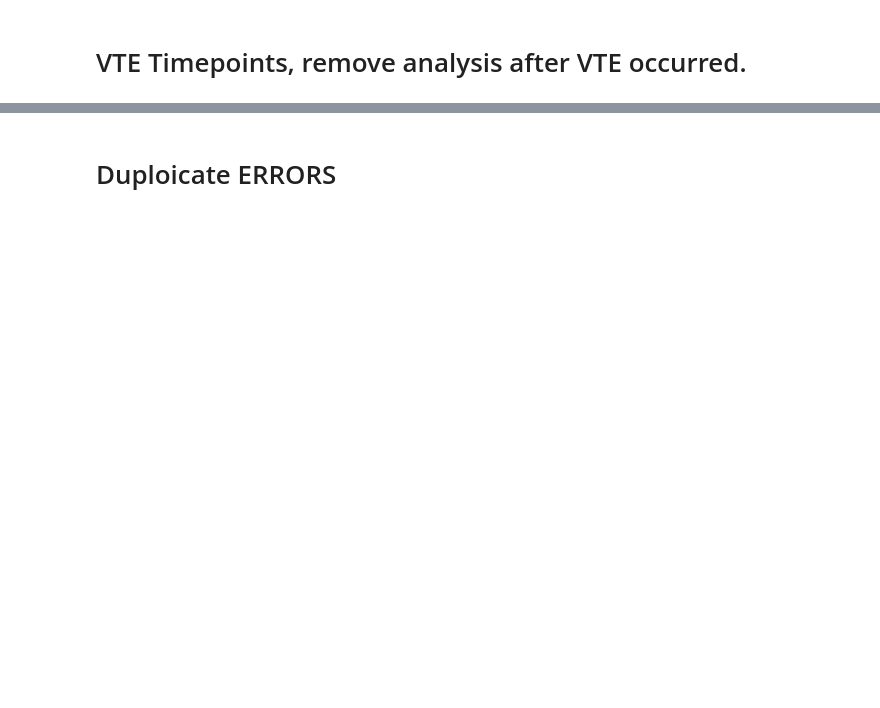
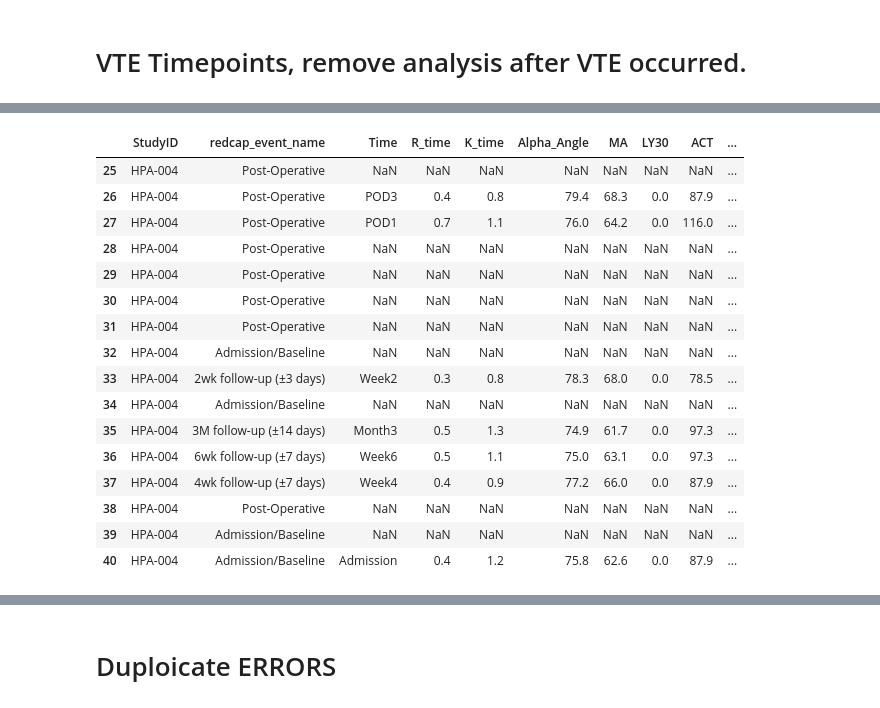
Before and after one commit to golpiraelmi/Classes, a Jupyter notebook: MyLittleProjcet_V2.ipynb, the cells around one changed output, grey strips where cells are left out. Saved outputs shown, nothing was run; the diff lists cells and outputs as text; code cells hidden in the pictures; blank space fills up the shorter version.

```diff
--- a/MyLittleProjcet_V2.ipynb
+++ b/MyLittleProjcet_V2.ipynb
@@ -61,0 +129,23 @@ Records Successfully Built!
+# %%
+df_pathway_original[df_pathway_original['StudyID']=='HPA-004'][['StudyID','redcap_event_name','Time','R_time','K_time','Alpha_Angle','MA','LY30','ACT',
+            'ADP-agg','ADP-inh','ADP-ma','AA-agg','AA-inh','AA-ma',
+            'Draw_date_teg','Hemoglobin', 'Creatinine', 'Draw_date_lab'
+        ]]
+# %% [output]
+|  | StudyID | redcap_event_name | Time | R_time | K_time | Alpha_Angle | MA | LY30 | ACT | ... |
+| 25 | HPA-004 | Post-Operative | NaN | NaN | NaN | NaN | NaN | NaN | NaN | ... |
+| 26 | HPA-004 | Post-Operative | POD3 | 0.4 | 0.8 | 79.4 | 68.3 | 0.0 | 87.9 | ... |
+| 27 | HPA-004 | Post-Operative | POD1 | 0.7 | 1.1 | 76.0 | 64.2 | 0.0 | 116.0 | ... |
+| 28 | HPA-004 | Post-Operative | NaN | NaN | NaN | NaN | NaN | NaN | NaN | ... |
+| 29 | HPA-004 | Post-Operative | NaN | NaN | NaN | NaN | NaN | NaN | NaN | ... |
+| 30 | HPA-004 | Post-Operative | NaN | NaN | NaN | NaN | NaN | NaN | NaN | ... |
+| 31 | HPA-004 | Post-Operative | NaN | NaN | NaN | NaN | NaN | NaN | NaN | ... |
+| 32 | HPA-004 | Admission/Baseline | NaN | NaN | NaN | NaN | NaN | NaN | NaN | ... |
+| 33 | HPA-004 | 2wk follow-up (±3 days) | Week2 | 0.3 | 0.8 | 78.3 | 68.0 | 0.0 | 78.5 | ... |
+| 34 | HPA-004 | Admission/Baseline | NaN | NaN | NaN | NaN | NaN | NaN | NaN | ... |
+| 35 | HPA-004 | 3M follow-up (±14 days) | Month3 | 0.5 | 1.3 | 74.9 | 61.7 | 0.0 | 97.3 | ... |
+| 36 | HPA-004 | 6wk follow-up (±7 days) | Week6 | 0.5 | 1.1 | 75.0 | 63.1 | 0.0 | 97.3 | ... |
+| 37 | HPA-004 | 4wk follow-up (±7 days) | Week4 | 0.4 | 0.9 | 77.2 | 66.0 | 0.0 | 87.9 | ... |
+| 38 | HPA-004 | Post-Operative | NaN | NaN | NaN | NaN | NaN | NaN | NaN | ... |
+| 39 | HPA-004 | Admission/Baseline | NaN | NaN | NaN | NaN | NaN | NaN | NaN | ... |
+| 40 | HPA-004 | Admission/Baseline | Admission | 0.4 | 1.2 | 75.8 | 62.6 | 0.0 | 87.9 | ... |
```
Also changed, not shown: parts of 48 cells of this notebook.
